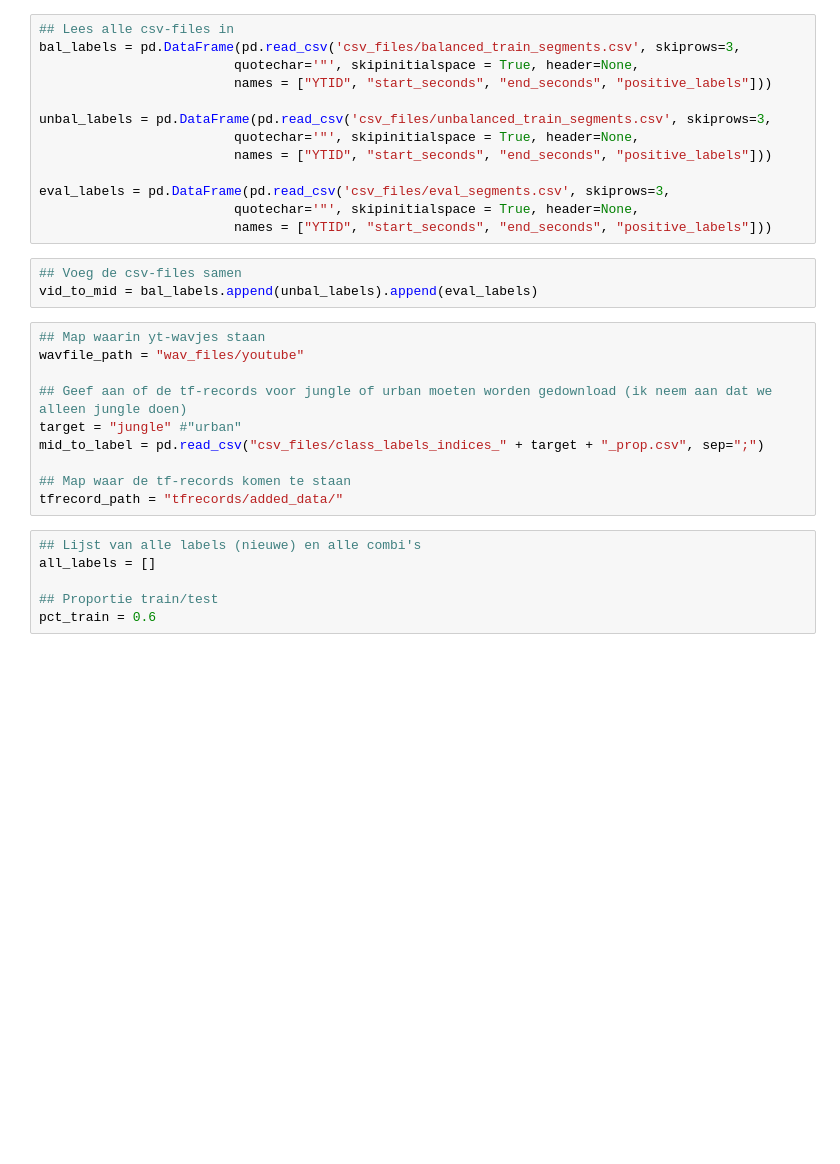
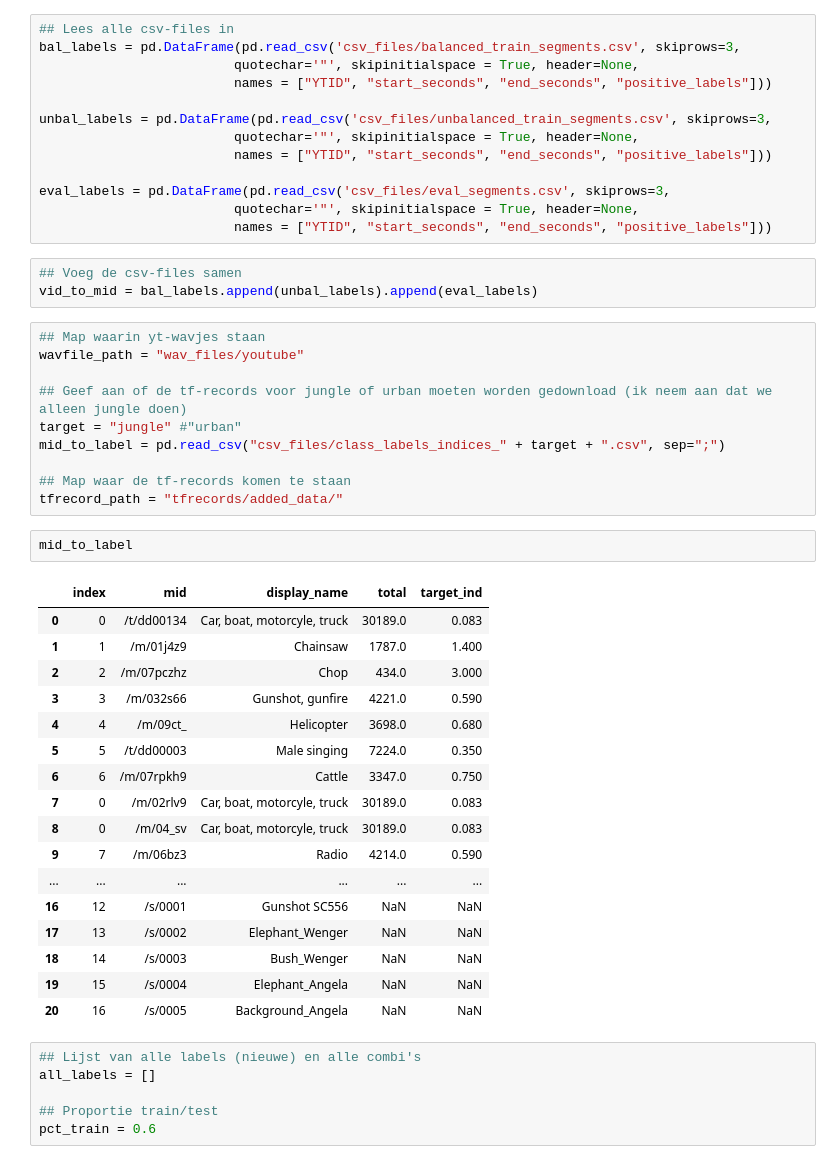
Before and after one commit to SensingClues/serval, a Jupyter notebook: serval-igor/serval-myrna/Wavfile_to_tfrecord_youtube_data.ipynb, the cells around one changed output. Drawn from its saved outputs; the diff is of its cells as text; blank space fills up the shorter version.

```diff
--- a/serval-igor/serval-myrna/Wavfile_to_tfrecord_youtube_data.ipynb
+++ b/serval-igor/serval-myrna/Wavfile_to_tfrecord_youtube_data.ipynb
@@ -47,10 +47,30 @@ wavfile_path = "wav_files/youtube"
 
 ## Geef aan of de tf-records voor jungle of urban moeten worden gedownload (ik neem aan dat we alleen jungle doen)
 target = "jungle" #"urban"
-mid_to_label = pd.read_csv("csv_files/class_labels_indices_" + target + "_prop.csv", sep=";")
+mid_to_label = pd.read_csv("csv_files/class_labels_indices_" + target + ".csv", sep=";")
 
 ## Map waar de tf-records komen te staan
 tfrecord_path = "tfrecords/added_data/"
+# %%
+mid_to_label
+# %% [output]
+|  | index | mid | display_name | total | target_ind |
+| 0 | 0 | /t/dd00134 | Car, boat, motorcyle, truck | 30189.0 | 0.083 |
+| 1 | 1 | /m/01j4z9 | Chainsaw | 1787.0 | 1.400 |
+| 2 | 2 | /m/07pczhz | Chop | 434.0 | 3.000 |
+| 3 | 3 | /m/032s66 | Gunshot, gunfire | 4221.0 | 0.590 |
+| 4 | 4 | /m/09ct_ | Helicopter | 3698.0 | 0.680 |
+| 5 | 5 | /t/dd00003 | Male singing | 7224.0 | 0.350 |
+| 6 | 6 | /m/07rpkh9 | Cattle | 3347.0 | 0.750 |
+| 7 | 0 | /m/02rlv9 | Car, boat, motorcyle, truck | 30189.0 | 0.083 |
+| 8 | 0 | /m/04_sv | Car, boat, motorcyle, truck | 30189.0 | 0.083 |
+| 9 | 7 | /m/06bz3 | Radio | 4214.0 | 0.590 |
+| ... | ... | ... | ... | ... | ... |
+| 16 | 12 | /s/0001 | Gunshot SC556 | NaN | NaN |
+| 17 | 13 | /s/0002 | Elephant_Wenger | NaN | NaN |
+| 18 | 14 | /s/0003 | Bush_Wenger | NaN | NaN |
+| 19 | 15 | /s/0004 | Elephant_Angela | NaN | NaN |
+| 20 | 16 | /s/0005 | Background_Angela | NaN | NaN |
 # %%
 ## Lijst van alle labels (nieuwe) en alle combi's
 all_labels = []
```
Also changed, not shown: parts of 1 cell of this notebook, 1 other file.
